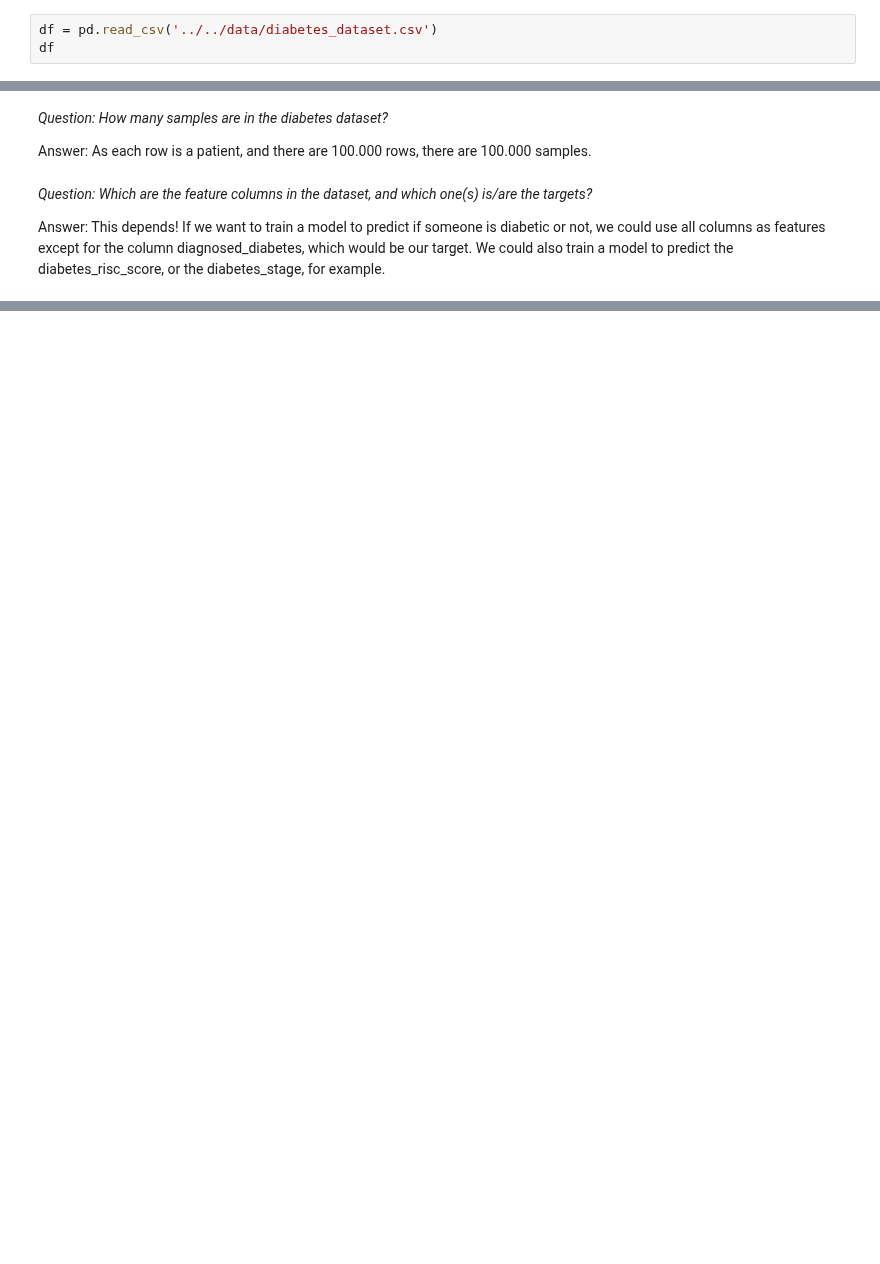
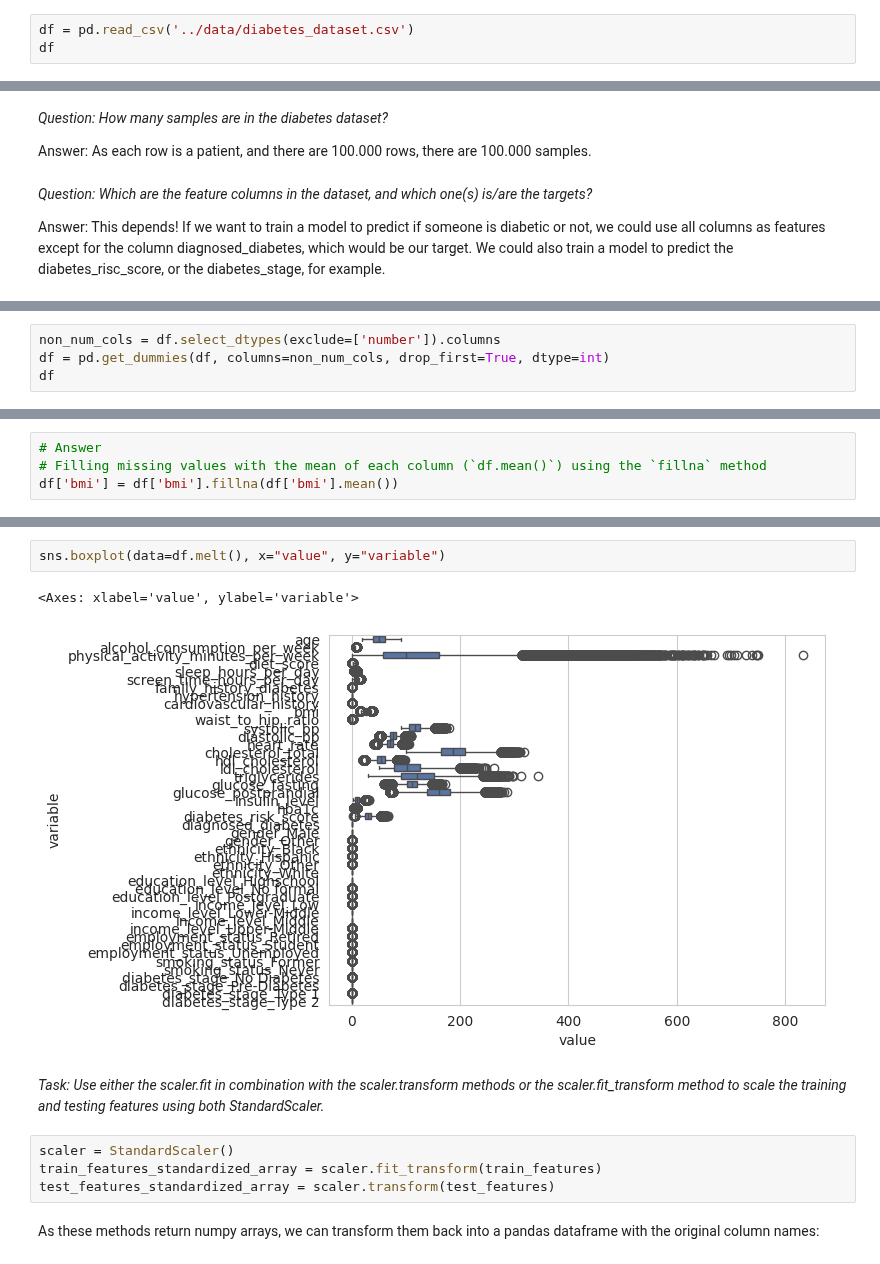
Before and after one commit to CompOmics/lsabd-machine-learning-tutorials, a Jupyter notebook: notebooks/4-classification-and-regression.ipynb, the cells around one changed output, grey strips where cells are left out. Saved outputs shown, nothing was run; the diff lists cells and outputs as text; blank space fills up the shorter version.

```diff
--- a/notebooks/4-classification-and-regression.ipynb
+++ b/notebooks/4-classification-and-regression.ipynb
@@ -37,7 +37,7 @@ The diabetes dataset contains rows representing unique patient profiles. These p
 Let's have a look at the data before we do any Machine Learning shenanigans.
 The usual way to load tabular data in python is with pandas [`pd.read_csv()`](https://pandas.pydata.org/pandas-docs/stable/reference/api/pandas.read_csv.html):
 # %%
-df = pd.read_csv('../../data/diabetes_dataset.csv')
+df = pd.read_csv('../data/diabetes_dataset.csv')
 df
 # %% [output]
 |  | age | gender | ethnicity | education_level | income_level | employment_status | smoking_status | ... |
@@ -74,0 +85,4 @@ Answer: You probably guessed it - why would we ask otherwise: it's not. 2 reason
+# %%
+non_num_cols = df.select_dtypes(exclude=['number']).columns
+df = pd.get_dummies(df, columns=non_num_cols, drop_first=True, dtype=int)
+df
@@ -77 +110,5 @@ Answer: You probably guessed it - why would we ask otherwise: it's not. 2 reason
+# %%
+# Answer
+# Filling missing values with the mean of each column (`df.mean()`) using the `fillna` method
+df['bmi'] = df['bmi'].fillna(df['bmi'].mean())
 # %% [markdown]
@@ -91,0 +144,13 @@ y = df[target_col].copy()
+# %%
+sns.boxplot(data=df.melt(), x="value", y="variable")
+# %% [output]
+<Axes: xlabel='value', ylabel='variable'>
+[figure, added]
+# %% [markdown]
+*Task: Use either the scaler.fit in combination with the scaler.transform methods or the scaler.fit_transform method to scale the training and testing features using both StandardScaler.*
+# %%
+scaler = StandardScaler()
+train_features_standardized_array = scaler.fit_transform(train_features)
+test_features_standardized_array = scaler.transform(test_features)
+# %% [markdown]
+As these methods return numpy arrays, we can transform them back into a pandas dataframe with the original column names:
```
Also changed, not shown: parts of 18 cells of this notebook.
